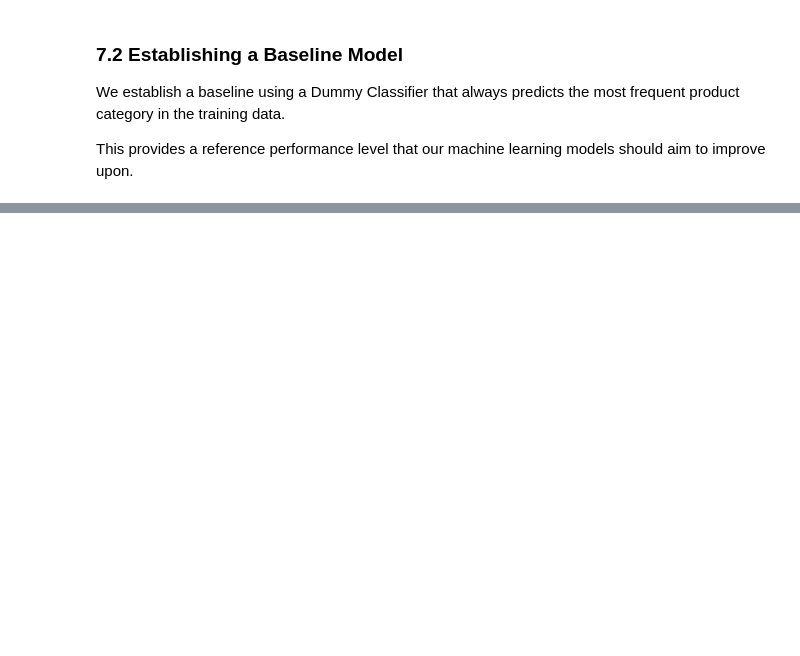
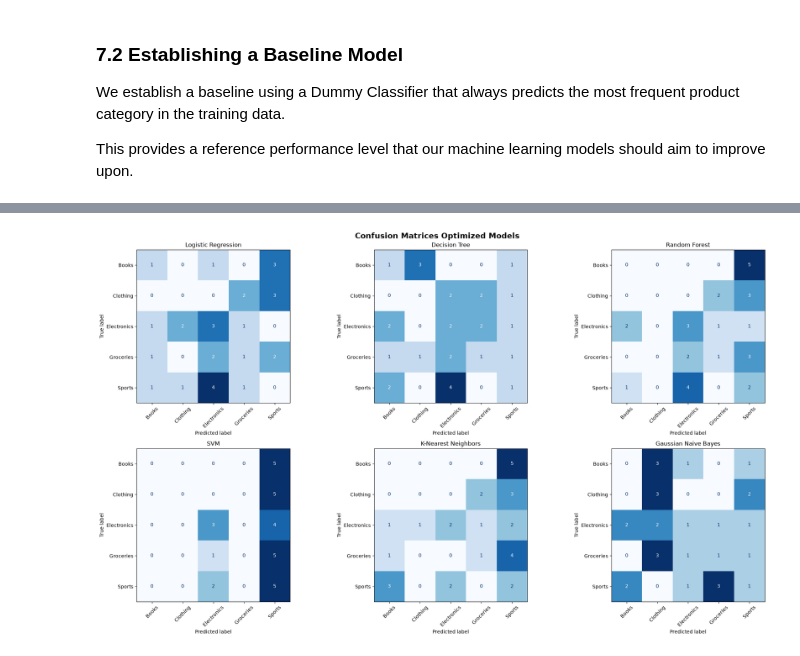
Before and after one commit to jbyiringiro/Formative2-Data_Preprocessing, a Jupyter notebook: notebooks/01_data_merge_eda_product_model.ipynb, the cells around one changed output, grey strips where cells are left out. Drawn from its saved outputs; the diff is of its cells as text; code cells hidden in the pictures; blank space fills up the shorter version.

```diff
--- a/notebooks/01_data_merge_eda_product_model.ipynb
+++ b/notebooks/01_data_merge_eda_product_model.ipynb
@@ -2021,0 +1992,33 @@ print(prediction_result)
+# %%
+fig, axes = plt.subplots(2, 3, figsize=(21, 12))
+
+axes = axes.flatten()
+
+for ax, (name, model) in zip(axes, optimized_models.items()):
+
+    y_pred = model.predict(X_validation)
+
+    ConfusionMatrixDisplay.from_predictions(
+        y_validation,
+        y_pred,
+        labels=model.classes_,
+        display_labels=model.classes_,
+        cmap="Blues",
+        values_format="d",
+        ax=ax,
+        colorbar=False
+    )
+
+    ax.set_title(name, fontsize=12)
+    ax.tick_params(axis="x", rotation=45)
+
+plt.suptitle(
+    "Confusion Matrices Optimized Models",
+    fontsize=16,
+    fontweight="bold"
+)
+
+plt.tight_layout()
+plt.show()
+# %% [output]
+[figure, added]
```
Also changed, not shown: parts of 58 cells of this notebook.
